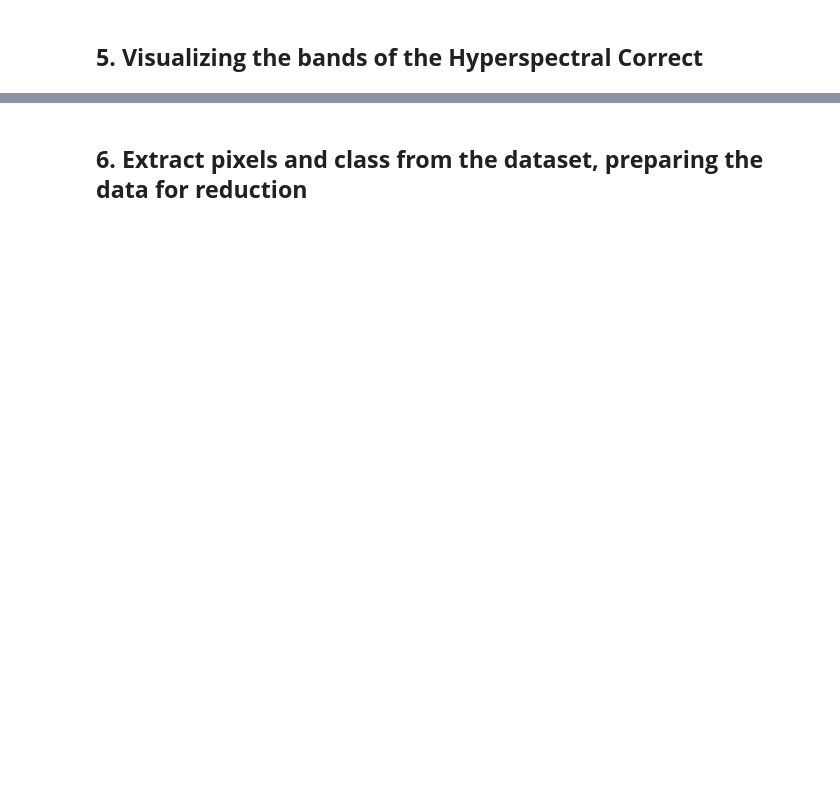
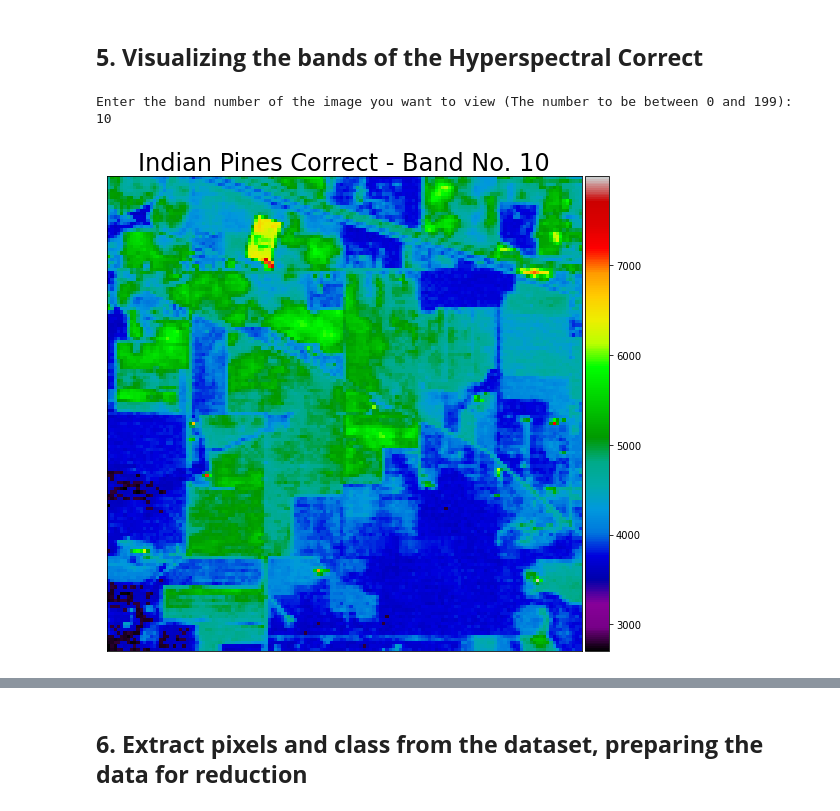
Before and after one commit to LipeBuiles/Hyperspectral-Remote-Sensing-Scenes, a Jupyter notebook: Indian Pines.ipynb, the cells around one changed output, grey strips where cells are left out. Cells and saved outputs as stored; diff of their text form; code cells hidden in the pictures; blank space fills up the shorter version.

```diff
--- a/Indian Pines.ipynb
+++ b/Indian Pines.ipynb
@@ -197,16 +209,24 @@ plt.savefig('Samples and number Indian Pines Ground Truth.TIF')
 ## **5. Visualizing the bands of the Hyperspectral Correct**
 # %%
 # Display of the "Correct" image on one band
+
 print('Enter the band number of the image you want to view (The number to be between 0 and 199): ')
 band = int(input())
 one_band = dataset_correct[:, :, band]
-plt.figure(figsize=(16, 9))
+plt.figure(figsize=(9, 9))
 plt.imshow(one_band, cmap = "nipy_spectral")
 plt.title(f'Indian Pines Correct - Band No. {band}', fontsize=24)
 plt.xticks([])
 plt.yticks([])
-plt.colorbar()
-plt.show()
+ax = plt.gca()
+divider = make_axes_locatable(ax)
+cax = divider.append_axes("right", size="5%", pad=0.05)
+plt.colorbar(cax=cax)
+plt.savefig(f'Indian Pines Correct - Band No. {band}.TIF')
+# %% [output]
+Enter the band number of the image you want to view (The number to be between 0 and 199):
+10
+[figure, added]
 # %%
 # Display of the "Correct" image on one band random
 fig=plt.figure(figsize=(32, 18))
```
Also changed, not shown: parts of 24 cells of this notebook.
